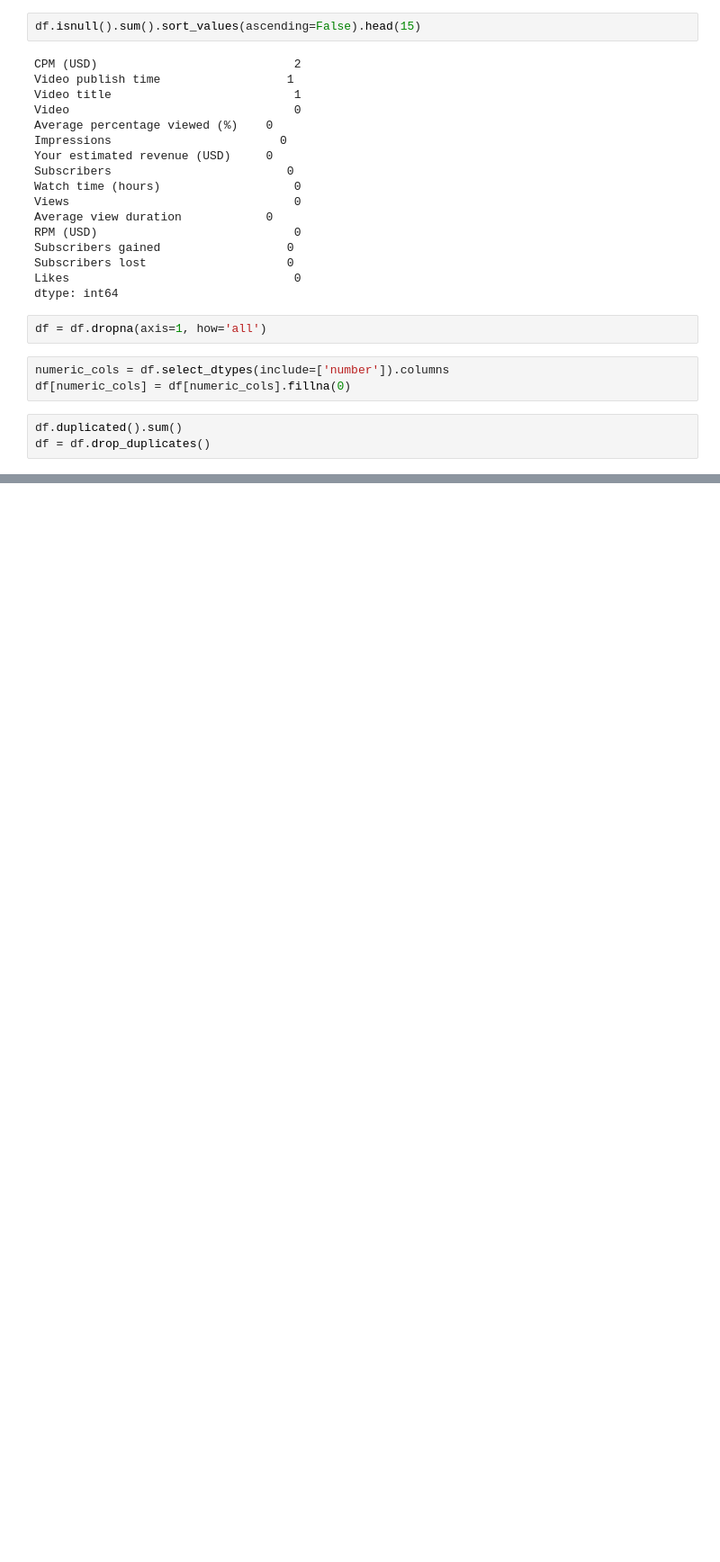
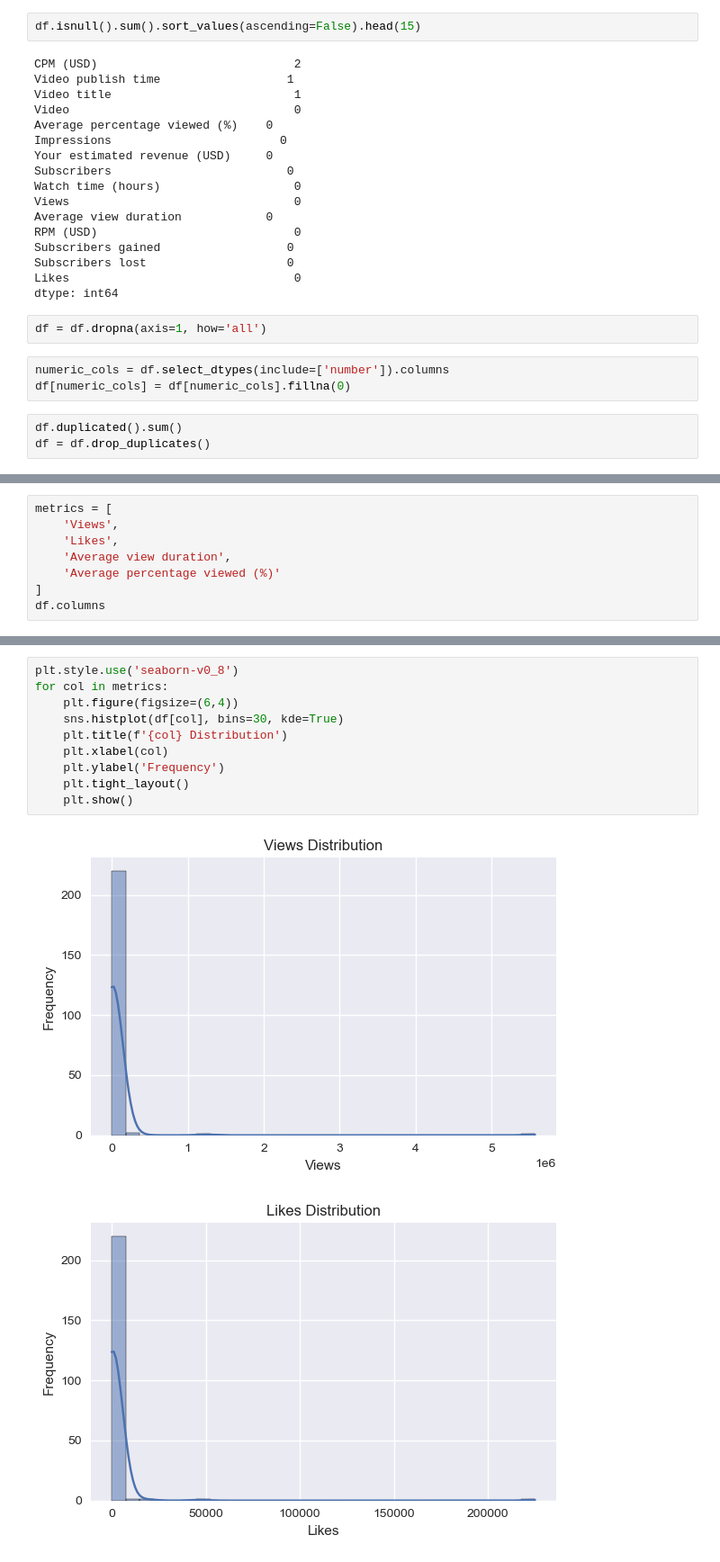
Before and after one commit to Destructor7453/kenjee_youtube_eda, a Jupyter notebook: notebooks/eda.ipynb, the cells around one changed output, grey strips where cells are left out. Shown: that part at 90% size. Cells and saved outputs as stored; diff of their text form; blank space fills up the shorter version.

Commit message:
continue with EDA of Agg metrics by video

```diff
--- a/notebooks/eda.ipynb
+++ b/notebooks/eda.ipynb
@@ -52,0 +94,8 @@ df.head()
+# %%
+metrics = [
+    'Views',
+    'Likes',
+    'Av­er­age view dur­a­tion',
+    'Av­er­age per­cent­age viewed (%)'
+]
+df.columns
@@ -52,0 +111,13 @@ df.head()
+# %%
+plt.style.use('seaborn-v0_8')
+for col in metrics:
+    plt.figure(figsize=(6,4))
+    sns.histplot(df[col], bins=30, kde=True)
+    plt.title(f'{col} Distribution')
+    plt.xlabel(col)
+    plt.ylabel('Frequency')
+    plt.tight_layout()
+    plt.show()
+# %% [output]
+[figure, added]
+[figure, added]
```
Also changed, not shown: parts of 7 cells of this notebook.
